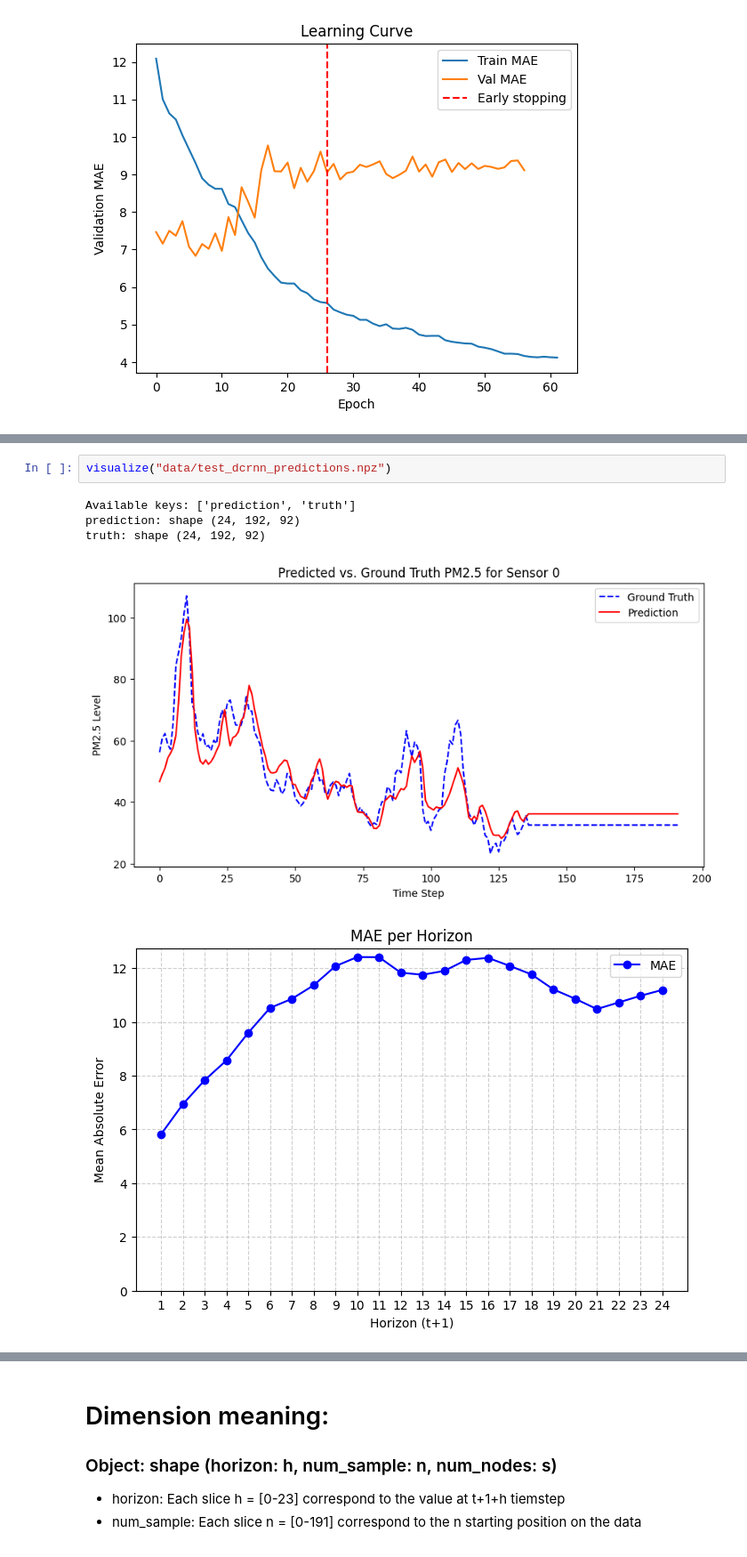
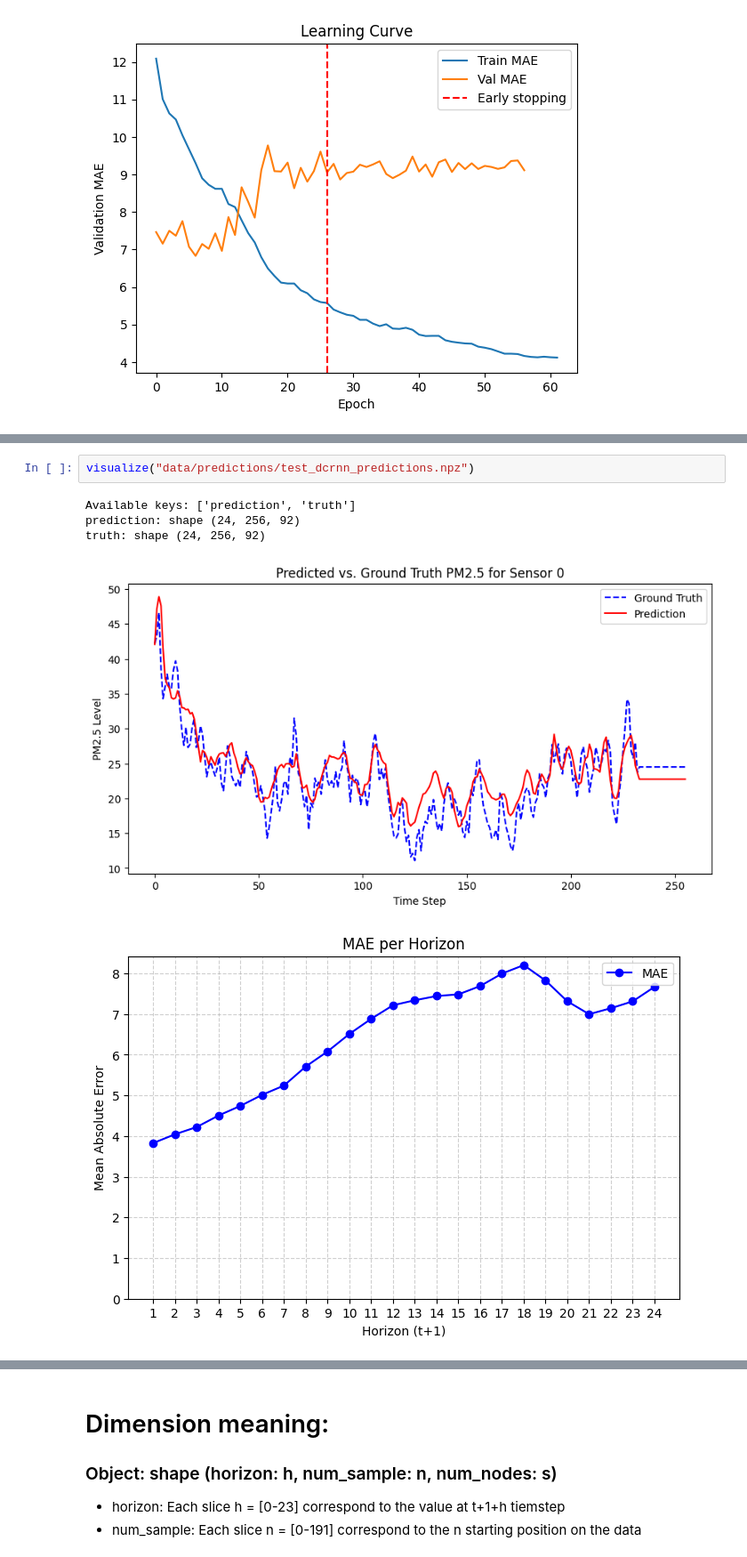
Before and after one commit to GemsLoveNLP/DCRNN_PyTorch, a Jupyter notebook: evaluate.ipynb, the cells around one changed output, grey strips where cells are left out. Shown at 89% size. Cells and saved outputs as stored; diff of their text form.

```diff
--- a/evaluate.ipynb
+++ b/evaluate.ipynb
@@ -204,8 +204,8 @@ truth: shape (24, 128, 92)
 # %%
-visualize("data/test_dcrnn_predictions.npz")
+visualize("data/predictions/test_dcrnn_predictions.npz")
 # %% [output]
 Available keys: ['prediction', 'truth']
-prediction: shape (24, 192, 92)
-truth: shape (24, 192, 92)
+prediction: shape (24, 256, 92)
+truth: shape (24, 256, 92)
-[figure, old version]
+[figure, new version]
-[figure, old version]
+[figure, new version]
```
Also changed, not shown: parts of 3 cells of this notebook, 7 other files.
